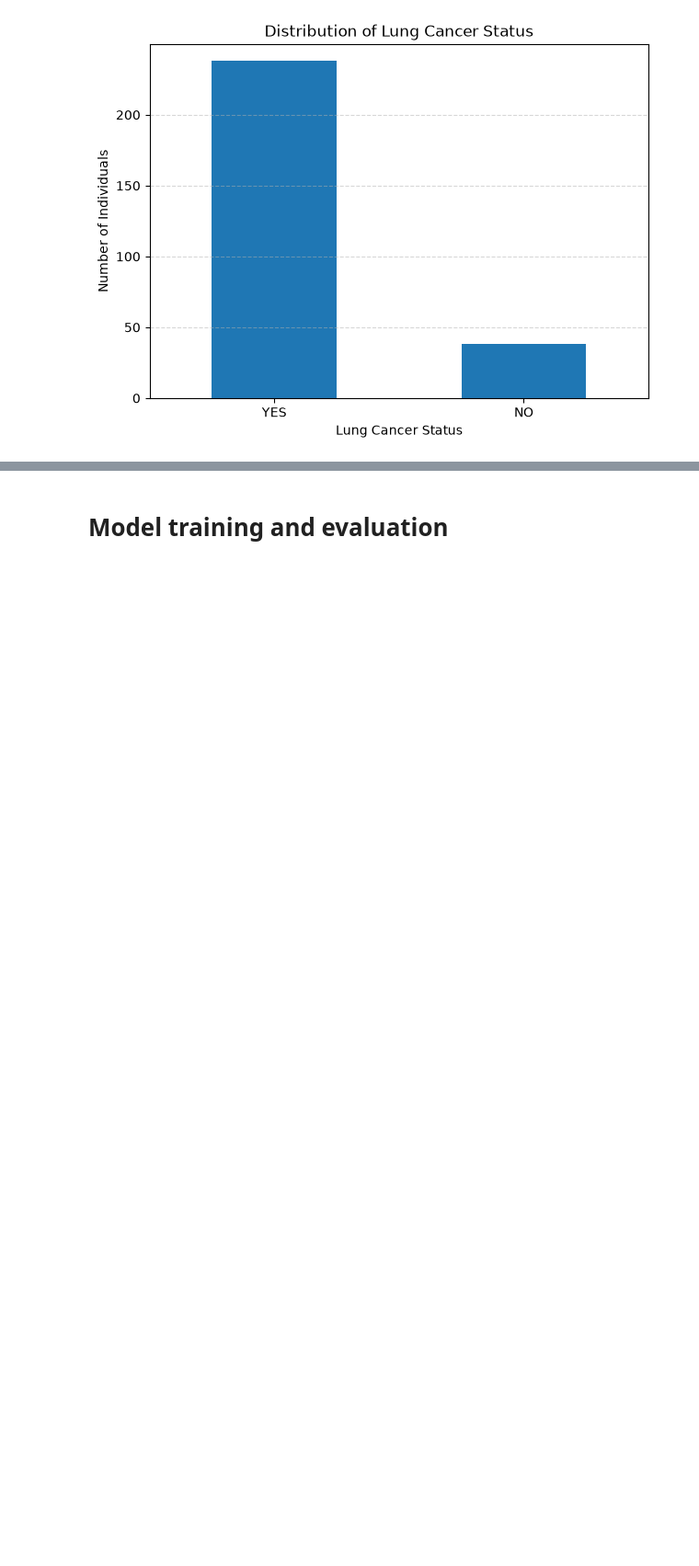
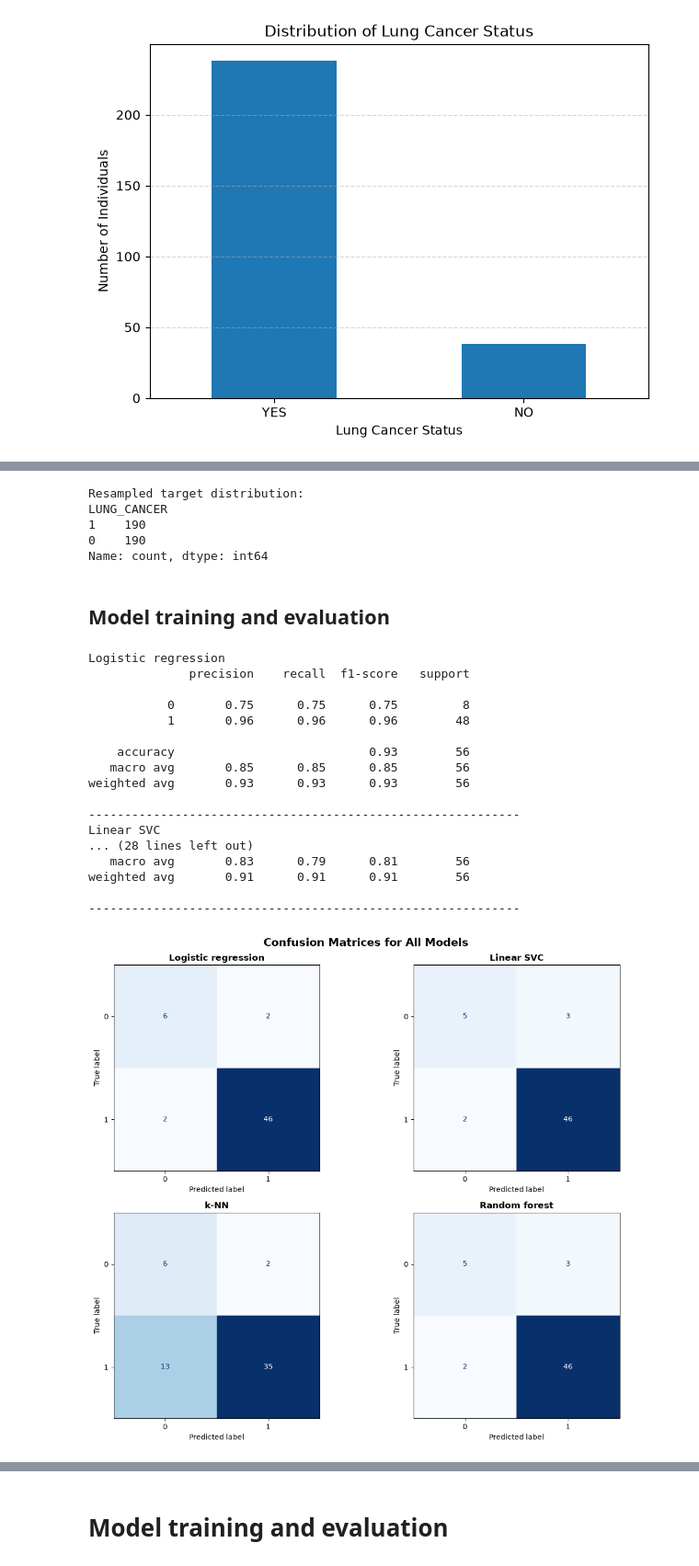
Before and after one commit to KWycliff/lung-cancer-classification, a Jupyter notebook: lung-cancer-risk-classification.ipynb, the cells around one changed output, grey strips where cells are left out. Shown at 92% size. Cells and saved outputs as stored; diff of their text form; code cells hidden in the pictures; blank space fills up the shorter version.

```diff
--- a/lung-cancer-risk-classification.ipynb
+++ b/lung-cancer-risk-classification.ipynb
@@ -146,0 +169,18 @@ Oversample the Dataset using SMOTENC to balance the classes.
+# %%
+RANDOM_STATE = 42
+
+# Split the dataset into features and target variable
+X = data_df.drop('LUNG_CANCER', axis=1)
+y = data_df['LUNG_CANCER']
+
+X_train, X_test, y_train, y_test = train_test_split(
+    X, y,
+    test_size=0.2,
+    random_state=RANDOM_STATE,
+    stratify=y  # maintain the original class distribution in both splits
+)
+
+print("Training target distribution:")
+print(y_train.value_counts())
+print("\nTest target distribution:")
+print(y_test.value_counts())
@@ -146,0 +203,23 @@ Oversample the Dataset using SMOTENC to balance the classes.
+# %%
+# AGE is the only continuous feature, so we exclude it from the categorical features list.
+categorical_features = [col for col in X_train.columns if col != 'AGE']
+
+smotenc = SMOTENC(
+    categorical_features=categorical_features,
+    random_state=RANDOM_STATE
+)
+
+# Resample the training dataset only.
+X_train_smotenc, y_train_smotenc = smotenc.fit_resample(X_train, y_train)
+
+# Inspect the resampled training dataset.
+print("Resampled target distribution:")
+print(y_train_smotenc.value_counts())
+# %% [output]
+Resampled target distribution:
+LUNG_CANCER
+1    190
+0    190
+Name: count, dtype: int64
+# %% [markdown]
+## Model training and evaluation
@@ -146,0 +295,23 @@ Oversample the Dataset using SMOTENC to balance the classes.
+# %%
+# Train and evaluate the models on the resampled training data
+results_single = evaluate_models(models, X_train_smotenc, X_test, y_train_smotenc, y_test)
+results_single
+# %% [output]
+Logistic regression
+              precision    recall  f1-score   support
+
+           0       0.75      0.75      0.75         8
+           1       0.96      0.96      0.96        48
+
+    accuracy                           0.93        56
+   macro avg       0.85      0.85      0.85        56
+weighted avg       0.93      0.93      0.93        56
+
+------------------------------------------------------------
+Linear SVC
+... (28 lines left out)
+   macro avg       0.83      0.79      0.81        56
+weighted avg       0.91      0.91      0.91        56
+
+------------------------------------------------------------
+[figure, added]
```
Also changed, not shown: parts of 30 cells of this notebook, 5 other files.
